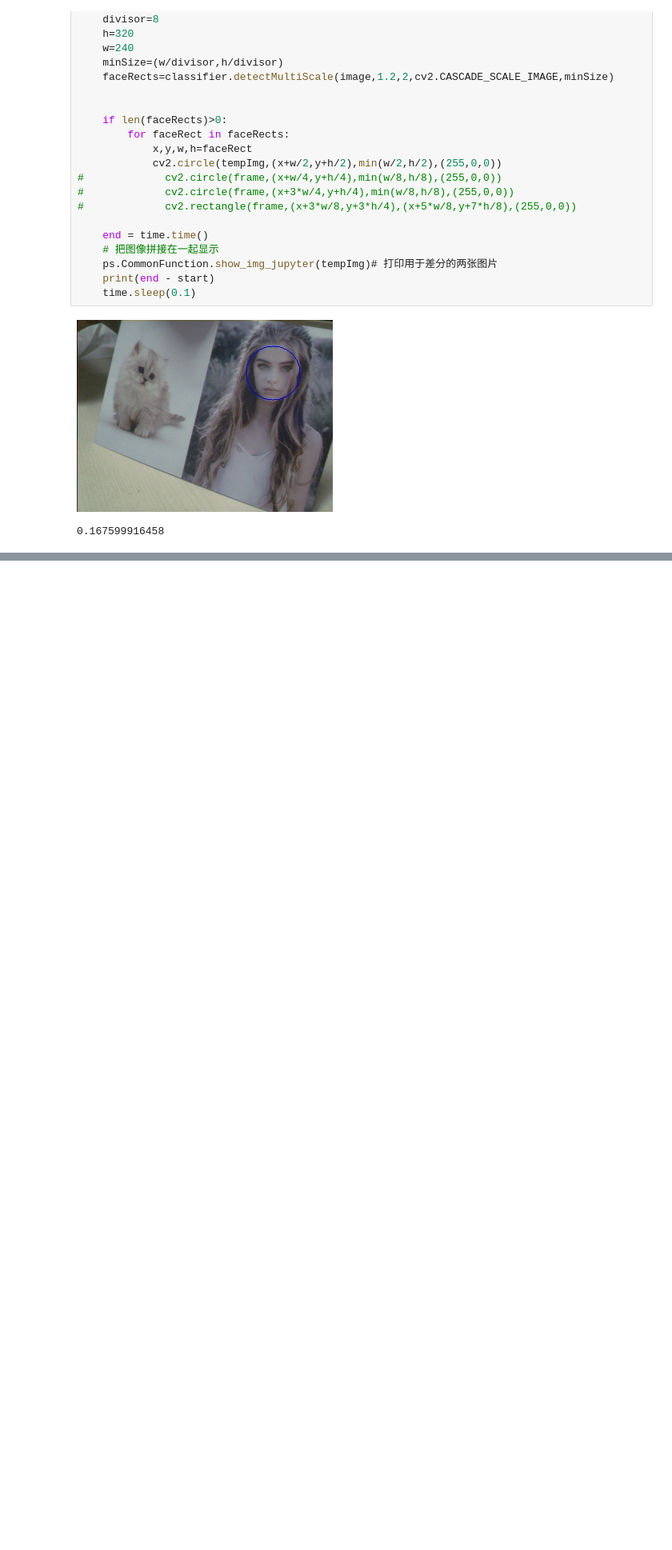
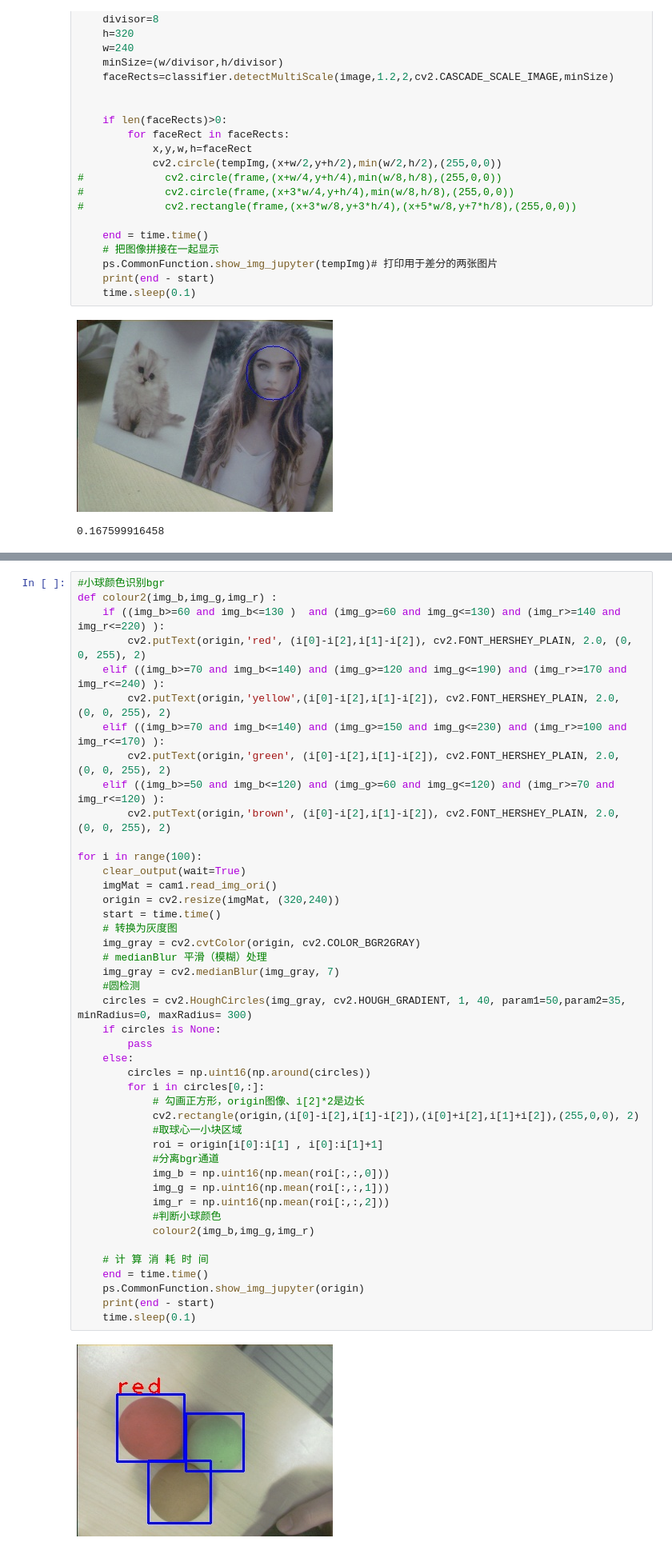
Before and after one commit to powersensor-cn/powerSensor_workspace, a Jupyter notebook: cameraTutorial_demo_part1.ipynb, the cells around one changed output, grey strips where cells are left out. Shown at 80% size. Saved outputs shown, nothing was run; the diff lists cells and outputs as text; blank space fills up the shorter version.

```diff
--- a/cameraTutorial_demo_part1.ipynb
+++ b/cameraTutorial_demo_part1.ipynb
@@ -200,0 +204,46 @@ for i in range(10):
+# %%
+#小球颜色识别bgr
+def colour2(img_b,img_g,img_r) :
+    if ((img_b>=60 and img_b<=130 )  and (img_g>=60 and img_g<=130) and (img_r>=140 and img_r<=220) ):
+        cv2.putText(origin,'red', (i[0]-i[2],i[1]-i[2]), cv2.FONT_HERSHEY_PLAIN, 2.0, (0, 0, 255), 2)
+    elif ((img_b>=70 and img_b<=140) and (img_g>=120 and img_g<=190) and (img_r>=170 and img_r<=240) ):
+        cv2.putText(origin,'yellow',(i[0]-i[2],i[1]-i[2]), cv2.FONT_HERSHEY_PLAIN, 2.0, (0, 0, 255), 2)
+    elif ((img_b>=70 and img_b<=140) and (img_g>=150 and img_g<=230) and (img_r>=100 and img_r<=170) ):
+        cv2.putText(origin,'green', (i[0]-i[2],i[1]-i[2]), cv2.FONT_HERSHEY_PLAIN, 2.0, (0, 0, 255), 2)
+    elif ((img_b>=50 and img_b<=120) and (img_g>=60 and img_g<=120) and (img_r>=70 and img_r<=120) ):
+        cv2.putText(origin,'brown', (i[0]-i[2],i[1]-i[2]), cv2.FONT_HERSHEY_PLAIN, 2.0, (0, 0, 255), 2)
+
+for i in range(100):
+    clear_output(wait=True)
+    imgMat = cam1.read_img_ori()
+    origin = cv2.resize(imgMat, (320,240))
+    start = time.time()
+    # 转换为灰度图
+    img_gray = cv2.cvtColor(origin, cv2.COLOR_BGR2GRAY)
+    # medianBlur 平滑（模糊）处理
+    img_gray = cv2.medianBlur(img_gray, 7)
+    #圆检测
+    circles = cv2.HoughCircles(img_gray, cv2.HOUGH_GRADIENT, 1, 40, param1=50,param2=35, minRadius=0, maxRadius= 300)
+    if circles is None:
+        pass
+    else:
+        circles = np.uint16(np.around(circles))
+        for i in circles[0,:]:
+            # 勾画正方形，origin图像、i[2]*2是边长
+            cv2.rectangle(origin,(i[0]-i[2],i[1]-i[2]),(i[0]+i[2],i[1]+i[2]),(255,0,0), 2)
+            #取球心一小块区域
+            roi = origin[i[0]:i[1] , i[0]:i[1]+1]
+            #分离bgr通道
+            img_b = np.uint16(np.mean(roi[:,:,0]))
+            img_g = np.uint16(np.mean(roi[:,:,1]))
+            img_r = np.uint16(np.mean(roi[:,:,2]))
+            #判断小球颜色
+            colour2(img_b,img_g,img_r)
+
+    # 计 算 消 耗 时 间
+    end = time.time()
+    ps.CommonFunction.show_img_jupyter(origin)
+    print(end - start)
+    time.sleep(0.1)
+# %% [output]
+[figure, added]
```
Also changed, not shown: parts of 15 cells of this notebook, 2 other files.
